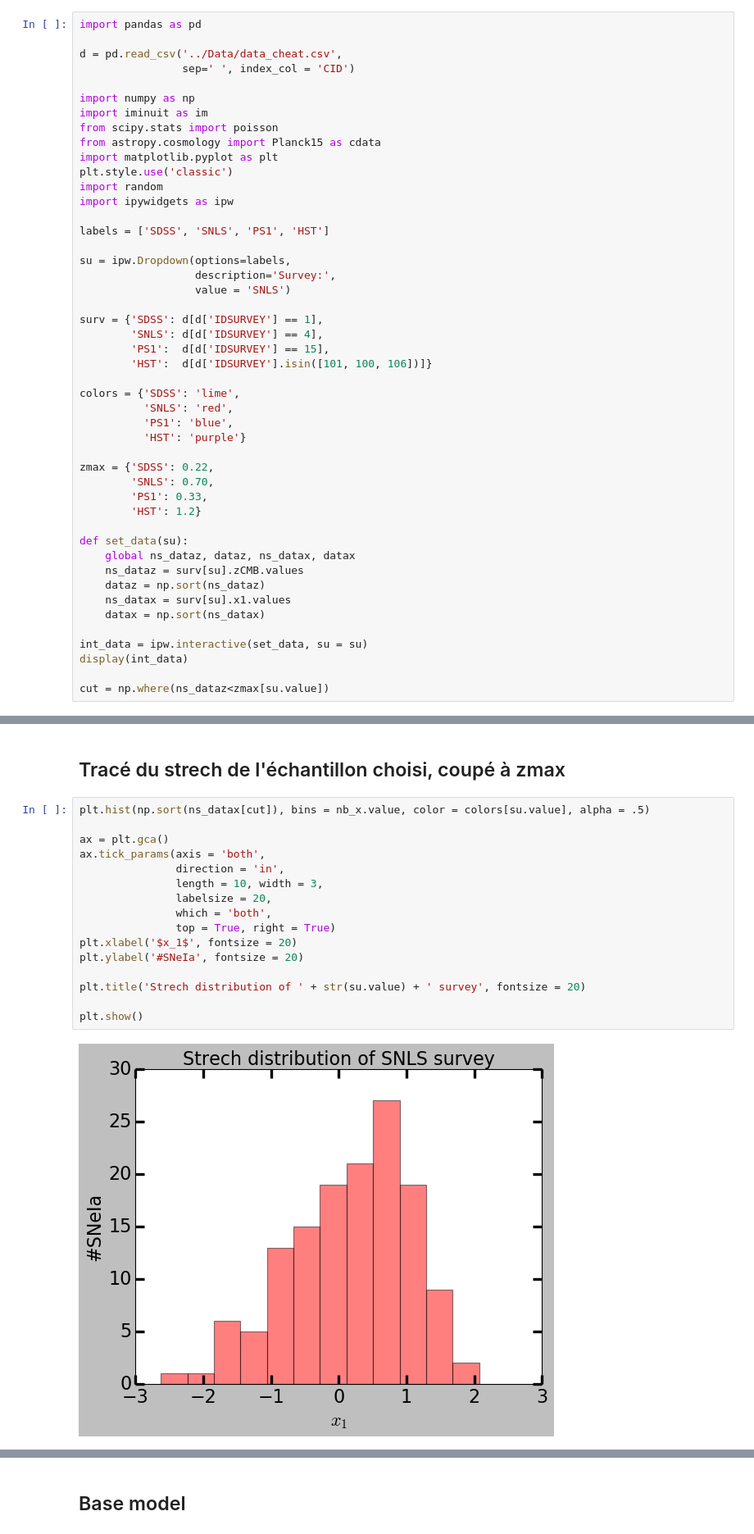
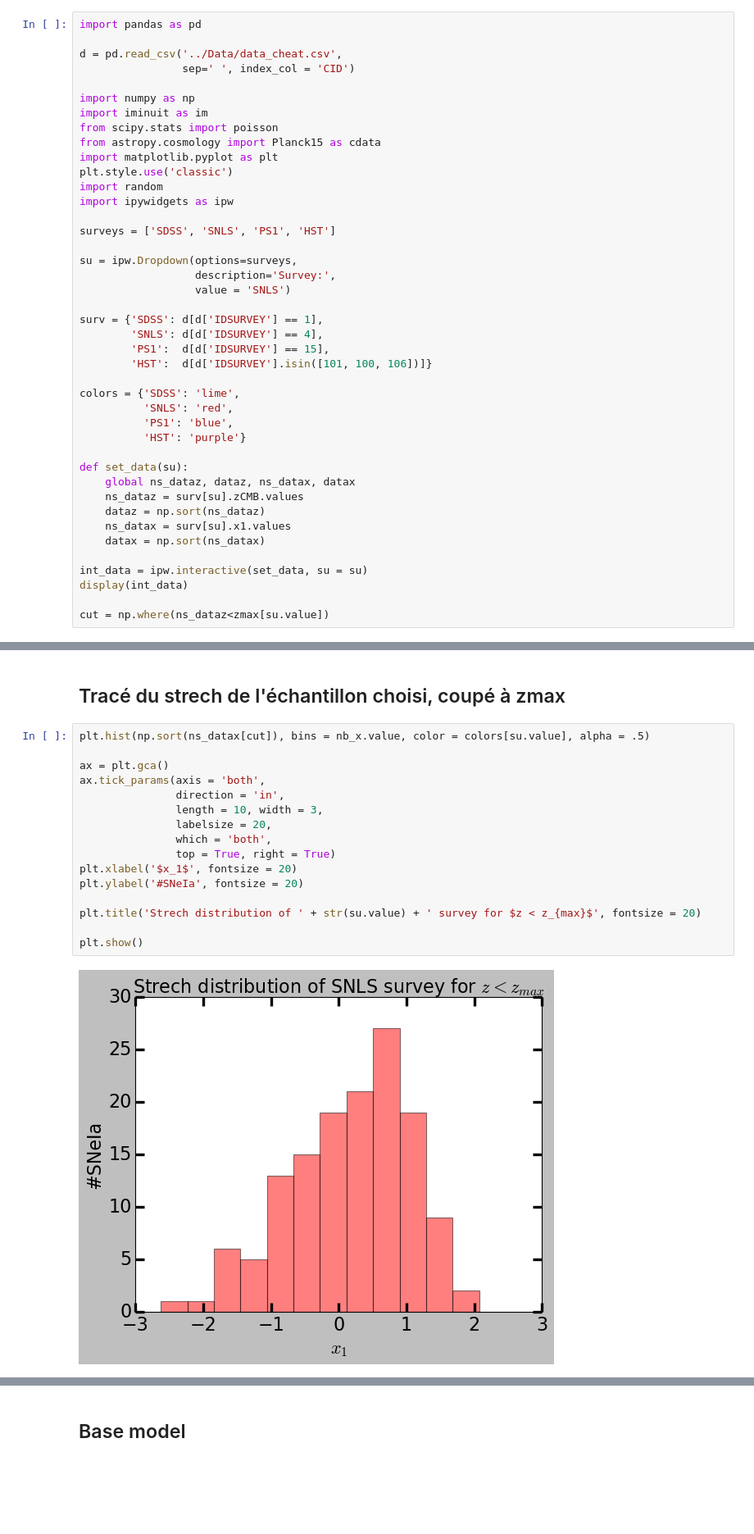
Before and after one commit to Nora-n/variaIa, a Jupyter notebook: notebooks/ModeFits.ipynb, the cells around one changed output, grey strips where cells are left out. Shown: that part at 82% size. Cells and saved outputs as stored; diff of their text form; blank space fills up the shorter version.

```diff
--- a/notebooks/ModeFits.ipynb
+++ b/notebooks/ModeFits.ipynb
@@ -22,9 +22,9 @@ plt.style.use('classic')
 import random
 import ipywidgets as ipw
 
-labels = ['SDSS', 'SNLS', 'PS1', 'HST']
+surveys = ['SDSS', 'SNLS', 'PS1', 'HST']
 
-su = ipw.Dropdown(options=labels,
+su = ipw.Dropdown(options=surveys,
                   description='Survey:',
                   value = 'SNLS')
 
@@ -38,11 +38,6 @@ colors = {'SDSS': 'lime',
           'PS1': 'blue',
           'HST': 'purple'}
 
-zmax = {'SDSS': 0.22,
-        'SNLS': 0.70,
-        'PS1': 0.33,
-        'HST': 1.2}
-
 def set_data(su):
     global ns_dataz, dataz, ns_datax, datax
     ns_dataz = surv[su].zCMB.values
@@ -88,18 +83,18 @@ interactive(children=(IntSlider(value=12, continuous_update=False, description='
 # %%
 plt.hist(np.sort(ns_datax[cut]), bins = nb_x.value, color = colors[su.value], alpha = .5)
 
 ax = plt.gca()
 ax.tick_params(axis = 'both',
                direction = 'in',
                length = 10, width = 3,
                labelsize = 20,
                which = 'both',
                top = True, right = True)
 plt.xlabel('$x_1$', fontsize = 20)
 plt.ylabel('#SNeIa', fontsize = 20)
 
-plt.title('Strech distribution of ' + str(su.value) + ' survey', fontsize = 20)
+plt.title('Strech distribution of ' + str(su.value) + ' survey for $z < z_{max}$', fontsize = 20)
 
 plt.show()
 # %% [output]
-[figure, old version]
+[figure, new version]
```
Also changed, not shown: parts of 15 cells of this notebook.
